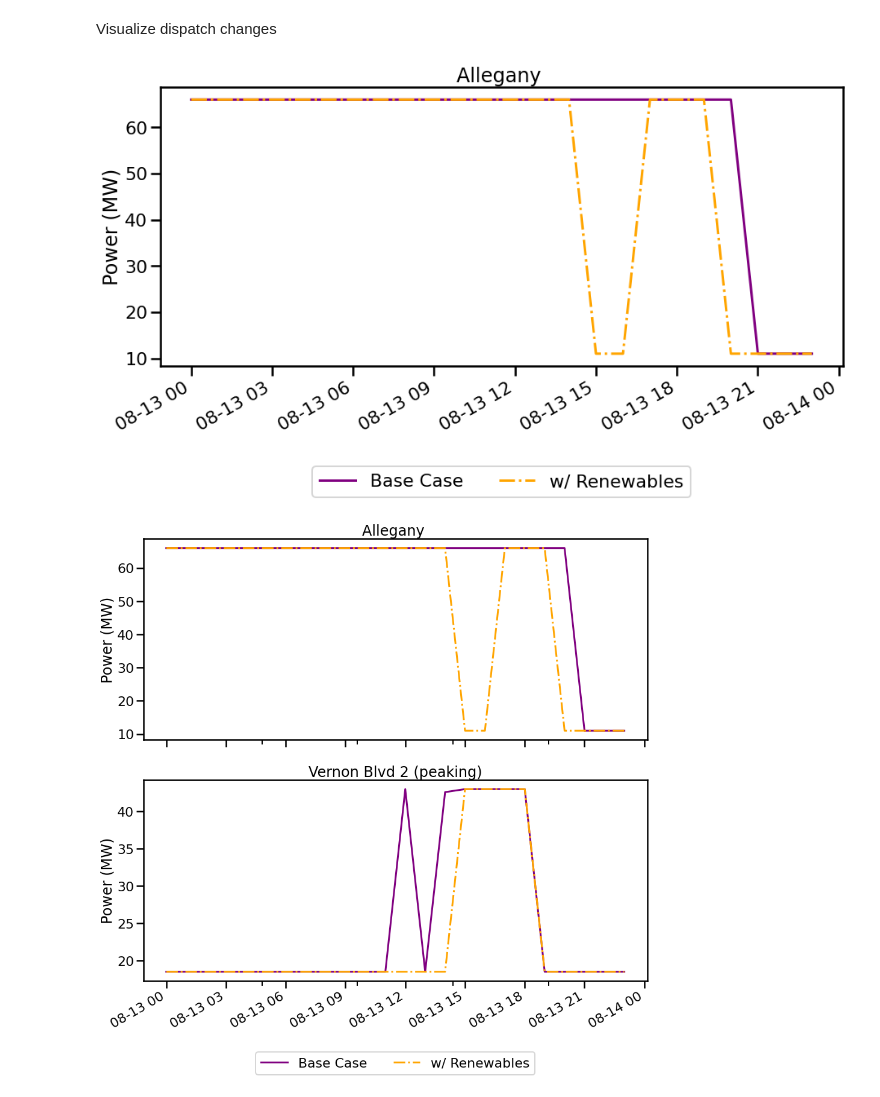
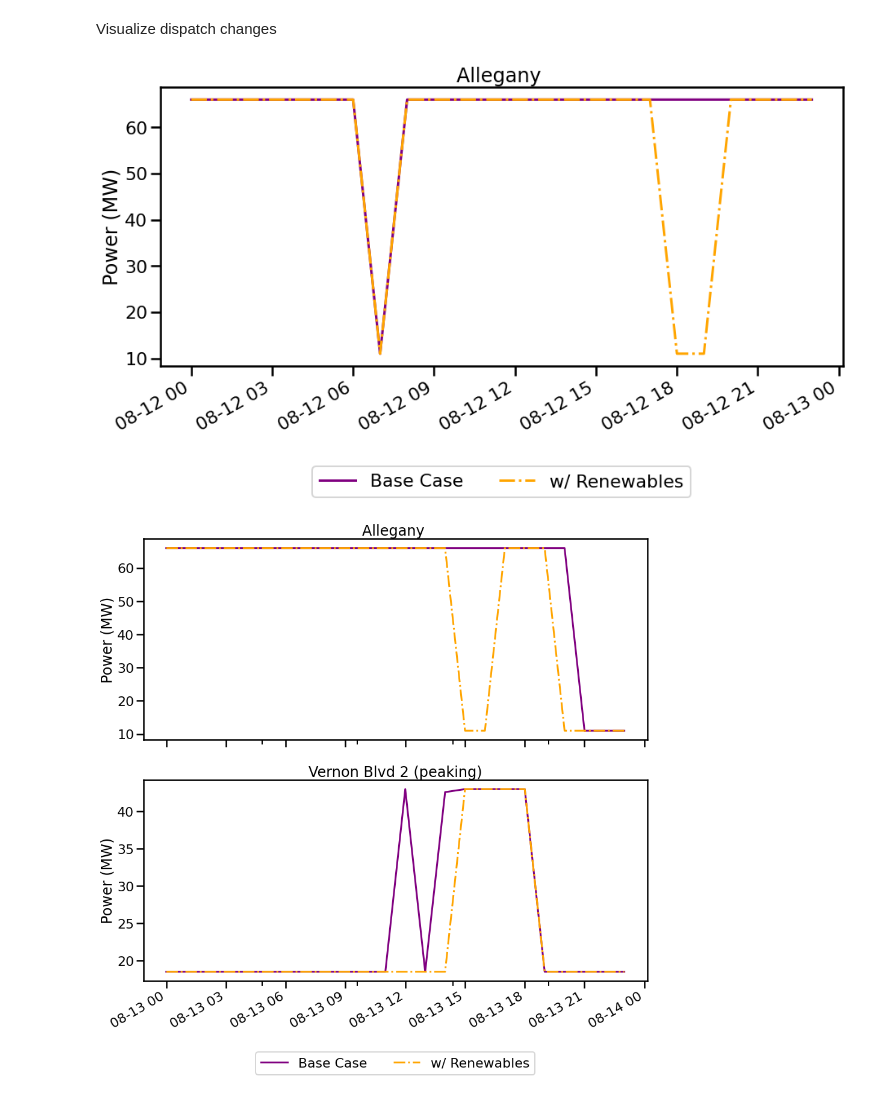
Before and after one commit to jeffreysward/cmaqpy, a Jupyter notebook: notebooks/Visualize gen emissions dev.ipynb, the cells around one changed output. Saved outputs shown, nothing was run; the diff lists cells and outputs as text; code cells hidden in the pictures.

```diff
--- a/notebooks/Visualize gen emissions dev.ipynb
+++ b/notebooks/Visualize gen emissions dev.ipynb
@@ -50,11 +50,12 @@ ed_gen
 # %% [markdown]
 Visualize dispatch changes
 # %%
-plots.prof_change(2, ed_gen_base, ed_gen, date='2016-08-13', column_names=['Base Case', 'w/ Renewables'],
+# Converting the index as date
+plots.prof_change(2, ed_gen_base, ed_gen, date='2016-08-12', column_names=['Base Case', 'w/ Renewables'],
                figsize=(15,7), colors=['purple','orange'], linewidth=3, linestyles=['-','-.'],
                titlestr1='', ylabelstr='Power (MW)',
                savefig=True, outfile_pfix='../cmaqpy/data/plots/gen_profs_2016-08-13_')
 # %% [output]
-[figure, old version]
+[figure, new version]
 # %%
 # Note that the column names correspond to the order that you enter the previous two dataframe inputs.
```
Also changed, not shown: parts of 3 cells of this notebook, 5 other files.
